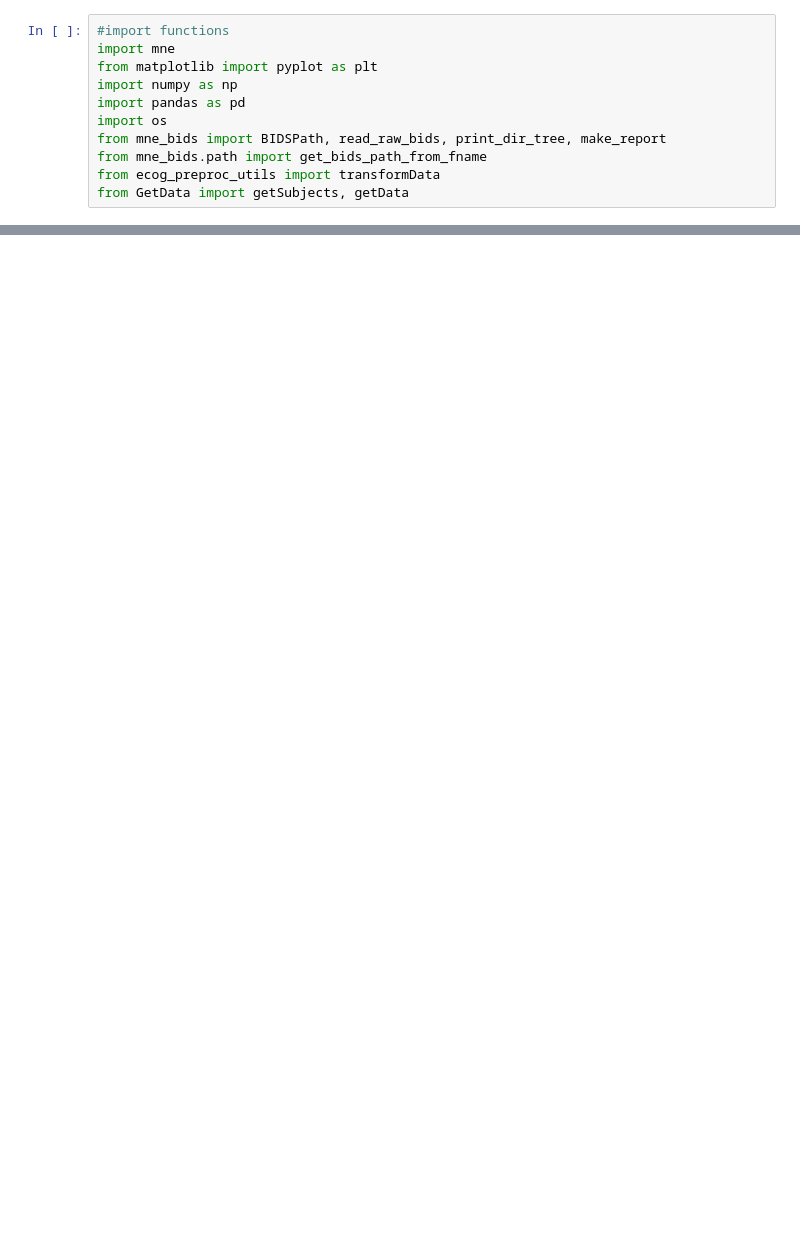
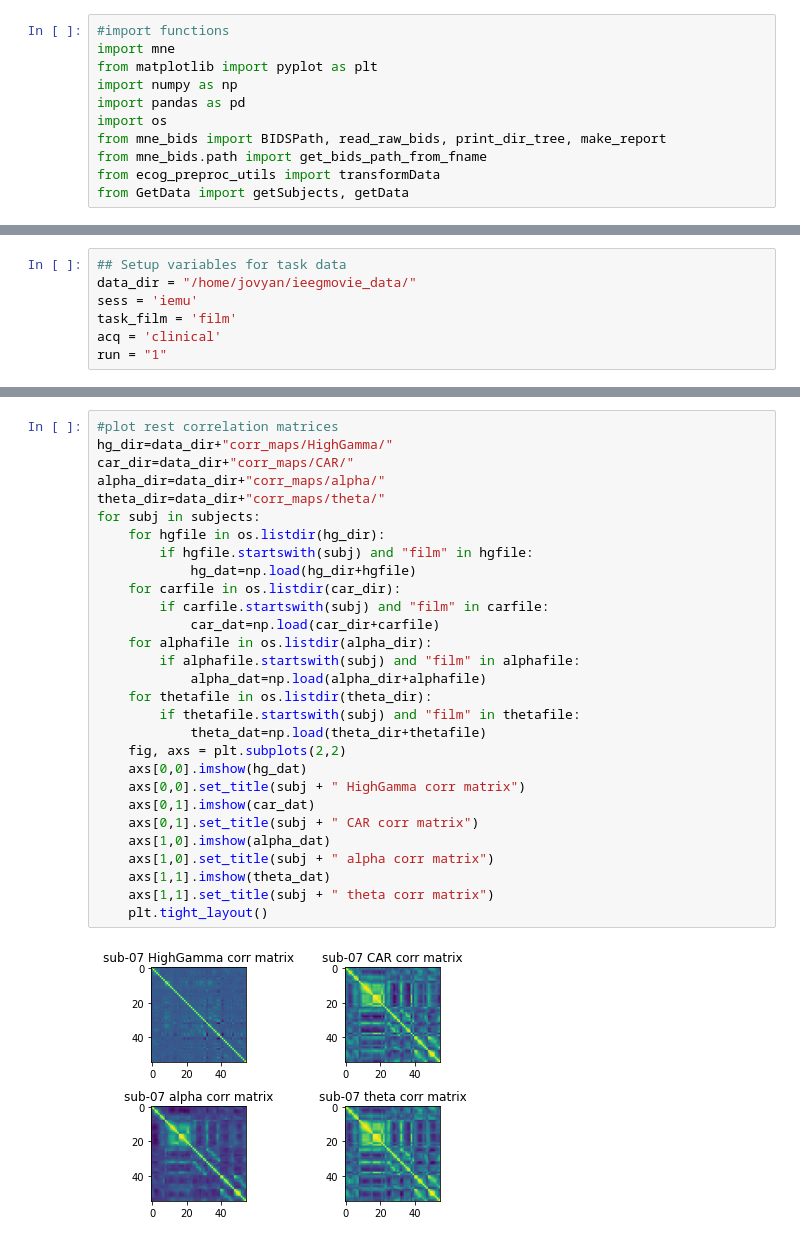
Before and after one commit to MaxvandenBoom/ieegmovie, a Jupyter notebook: codes/save_corr_maps.ipynb, the cells around one changed output, grey strips where cells are left out. Drawn from its saved outputs; the diff is of its cells as text; blank space fills up the shorter version.

```diff
--- a/codes/save_corr_maps.ipynb
+++ b/codes/save_corr_maps.ipynb
@@ -136,0 +117,7 @@ for subj in subjects:
+# %%
+## Setup variables for task data
+data_dir = "/home/jovyan/ieegmovie_data/"
+sess = 'iemu'
+task_film = 'film'
+acq = 'clinical'
+run = "1"
@@ -136,0 +170,31 @@ for subj in subjects:
+# %%
+#plot rest correlation matrices
+hg_dir=data_dir+"corr_maps/HighGamma/"
+car_dir=data_dir+"corr_maps/CAR/"
+alpha_dir=data_dir+"corr_maps/alpha/"
+theta_dir=data_dir+"corr_maps/theta/"
+for subj in subjects:
+    for hgfile in os.listdir(hg_dir):
+        if hgfile.startswith(subj) and "film" in hgfile:
+            hg_dat=np.load(hg_dir+hgfile)
+    for carfile in os.listdir(car_dir):
+        if carfile.startswith(subj) and "film" in carfile:
+            car_dat=np.load(car_dir+carfile)
+    for alphafile in os.listdir(alpha_dir):
+        if alphafile.startswith(subj) and "film" in alphafile:
+            alpha_dat=np.load(alpha_dir+alphafile)
+    for thetafile in os.listdir(theta_dir):
+        if thetafile.startswith(subj) and "film" in thetafile:
+            theta_dat=np.load(theta_dir+thetafile)
+    fig, axs = plt.subplots(2,2)
+    axs[0,0].imshow(hg_dat)
+    axs[0,0].set_title(subj + " HighGamma corr matrix")
+    axs[0,1].imshow(car_dat)
+    axs[0,1].set_title(subj + " CAR corr matrix")
+    axs[1,0].imshow(alpha_dat)
+    axs[1,0].set_title(subj + " alpha corr matrix")
+    axs[1,1].imshow(theta_dat)
+    axs[1,1].set_title(subj + " theta corr matrix")
+    plt.tight_layout()
+# %% [output]
+[figure, added]
```
Also changed, not shown: parts of 10 cells of this notebook.
